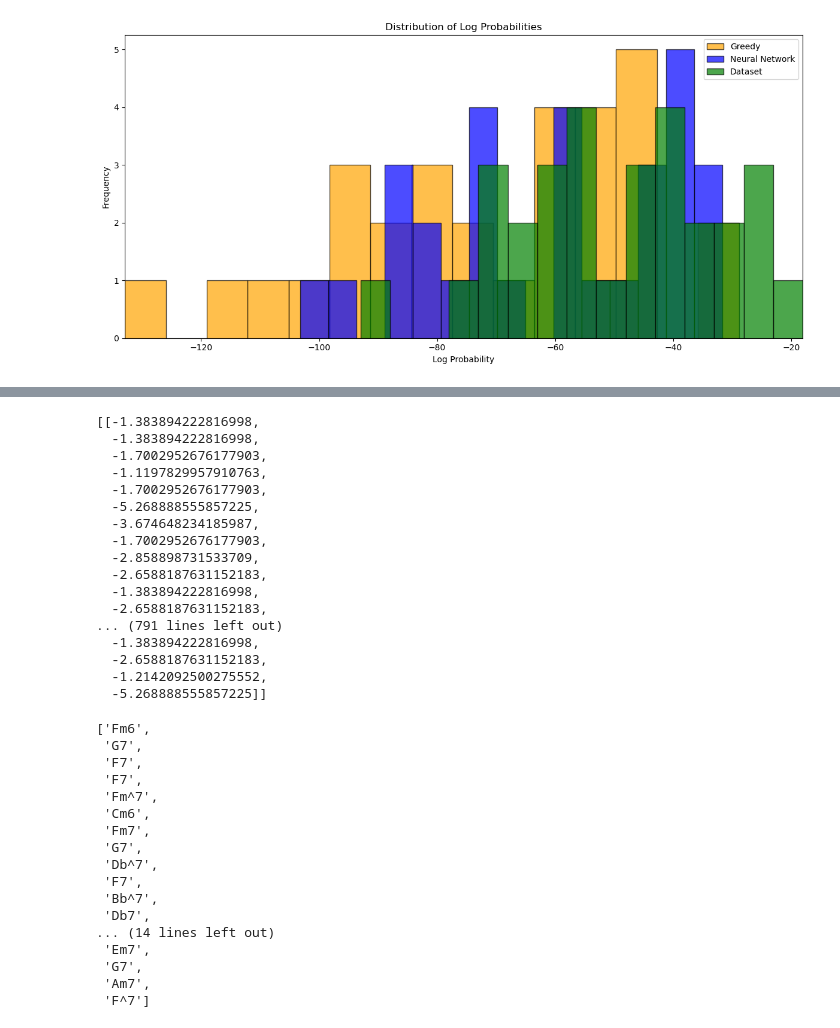
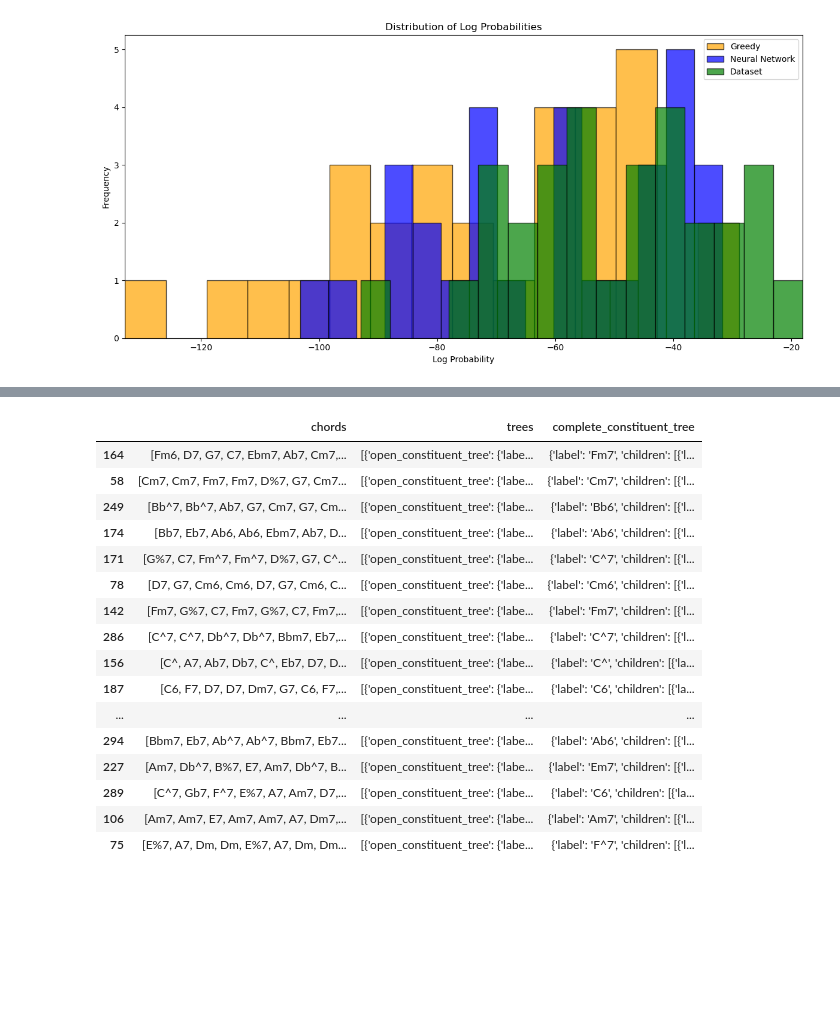
Before and after one commit to tmac1335/RL-PCFG-Jazz-Harmonies, a Jupyter notebook: src/main.ipynb, the cells around one changed output, grey strips where cells are left out. Cells and saved outputs as stored; diff of their text form; code cells hidden in the pictures; blank space fills up the shorter version.

```diff
--- a/src/main.ipynb
+++ b/src/main.ipynb
@@ -596,6 +248,26 @@ tree_chord_data = data[data['trees'].notna()][['chords','trees']]
 tree_chord_data['complete_constituent_tree'] = tree_chord_data['trees'].apply(lambda x: x[0]['complete_constituent_tree'])
 # %%
 train_data, test_data = train_test_split(tree_chord_data, test_size=0.2, random_state=42)
+# %%
+test_data
+# %% [output]
+|  | chords | trees | complete_constituent_tree |
+| 164 | [Fm6, D7, G7, C7, Ebm7, Ab7, Cm7,... | [{'open_constituent_tree': {'labe... | {'label': 'Fm7', 'children': [{'l... |
+| 58 | [Cm7, Cm7, Fm7, Fm7, D%7, G7, Cm7... | [{'open_constituent_tree': {'labe... | {'label': 'Cm7', 'children': [{'l... |
+| 249 | [Bb^7, Bb^7, Ab7, G7, Cm7, G7, Cm... | [{'open_constituent_tree': {'labe... | {'label': 'Bb6', 'children': [{'l... |
+| 174 | [Bb7, Eb7, Ab6, Ab6, Ebm7, Ab7, D... | [{'open_constituent_tree': {'labe... | {'label': 'Ab6', 'children': [{'l... |
+| 171 | [G%7, C7, Fm^7, Fm^7, D%7, G7, C^... | [{'open_constituent_tree': {'labe... | {'label': 'C^7', 'children': [{'l... |
+| 78 | [D7, G7, Cm6, Cm6, D7, G7, Cm6, C... | [{'open_constituent_tree': {'labe... | {'label': 'Cm6', 'children': [{'l... |
+| 142 | [Fm7, G%7, C7, Fm7, G%7, C7, Fm7,... | [{'open_constituent_tree': {'labe... | {'label': 'Fm7', 'children': [{'l... |
+| 286 | [C^7, C^7, Db^7, Db^7, Bbm7, Eb7,... | [{'open_constituent_tree': {'labe... | {'label': 'C^7', 'children': [{'l... |
+| 156 | [C^, A7, Ab7, Db7, C^, Eb7, D7, D... | [{'open_constituent_tree': {'labe... | {'label': 'C^', 'children': [{'la... |
+| 187 | [C6, F7, D7, D7, Dm7, G7, C6, F7,... | [{'open_constituent_tree': {'labe... | {'label': 'C6', 'children': [{'la... |
+| ... | ... | ... | ... |
+| 294 | [Bbm7, Eb7, Ab^7, Ab^7, Bbm7, Eb7... | [{'open_constituent_tree': {'labe... | {'label': 'Ab6', 'children': [{'l... |
+| 227 | [Am7, Db^7, B%7, E7, Am7, Db^7, B... | [{'open_constituent_tree': {'labe... | {'label': 'Em7', 'children': [{'l... |
+| 289 | [C^7, Gb7, F^7, E%7, A7, Am7, D7,... | [{'open_constituent_tree': {'labe... | {'label': 'C6', 'children': [{'la... |
+| 106 | [Am7, Am7, E7, Am7, Am7, A7, Dm7,... | [{'open_constituent_tree': {'labe... | {'label': 'Am7', 'children': [{'l... |
+| 75 | [E%7, A7, Dm, Dm, E%7, A7, Dm, Dm... | [{'open_constituent_tree': {'labe... | {'label': 'F^7', 'children': [{'l... |
 # %%
 test_data_chords = test_data['chords'].tolist()
 test_data_trees = test_data['complete_constituent_tree'].tolist()
@@ -634,43 +311,3 @@ for i in range(len(test_data_chords)):
     # Calculate differences between start_nn, start_greedy, and start_test
 differences_nn = [1 if start_nn[i] != start_test[i] else 0 for i in range(len(start_nn))]
 differences_greedy = [1 if start_greedy[i] != start_test[i] else 0 for i in range(len(start_greedy))]
-# %%
-rule_probs
-# %% [output]
-[[-1.383894222816998,
-  -1.383894222816998,
-  -1.7002952676177903,
-  -1.1197829957910763,
-  -1.7002952676177903,
-  -5.268888555857225,
-  -3.674648234185987,
-  -1.7002952676177903,
-  -2.858898731533709,
-  -2.6588187631152183,
-  -1.383894222816998,
-  -2.6588187631152183,
-... (791 lines left out)
-  -1.383894222816998,
-  -2.6588187631152183,
-  -1.2142092500275552,
-  -5.268888555857225]]
-# %%
-start_nn
-# %% [output]
-['Fm6',
- 'G7',
- 'F7',
- 'F7',
- 'Fm^7',
- 'Cm6',
- 'Fm7',
- 'G7',
- 'Db^7',
- 'F7',
- 'Bb^7',
- 'Db7',
-... (14 lines left out)
- 'Em7',
- 'G7',
- 'Am7',
- 'F^7']
```
Also changed, not shown: parts of 22 cells of this notebook, 7 other files.
